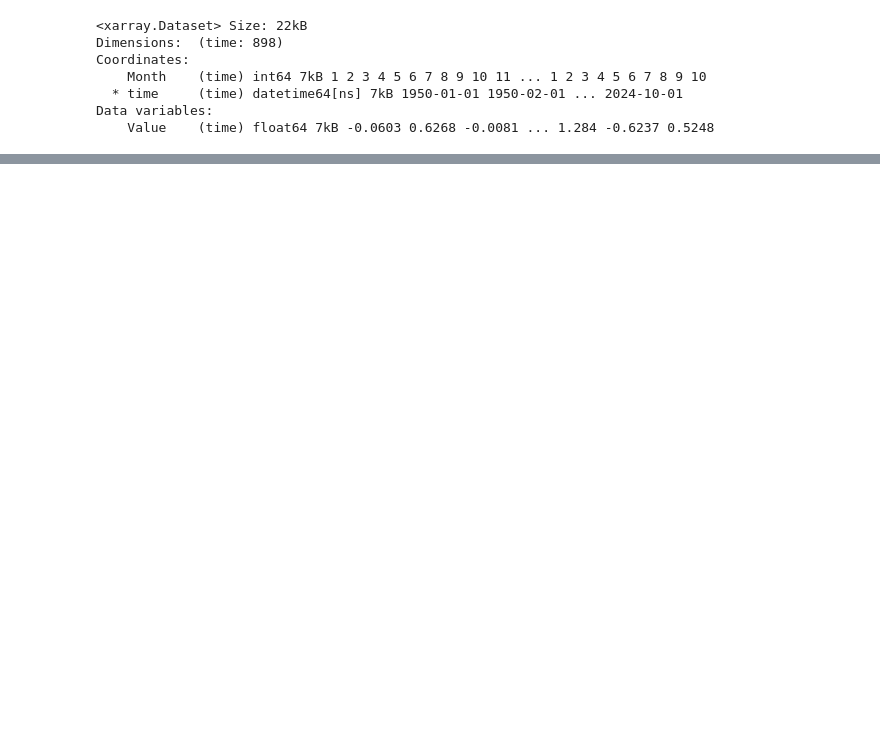
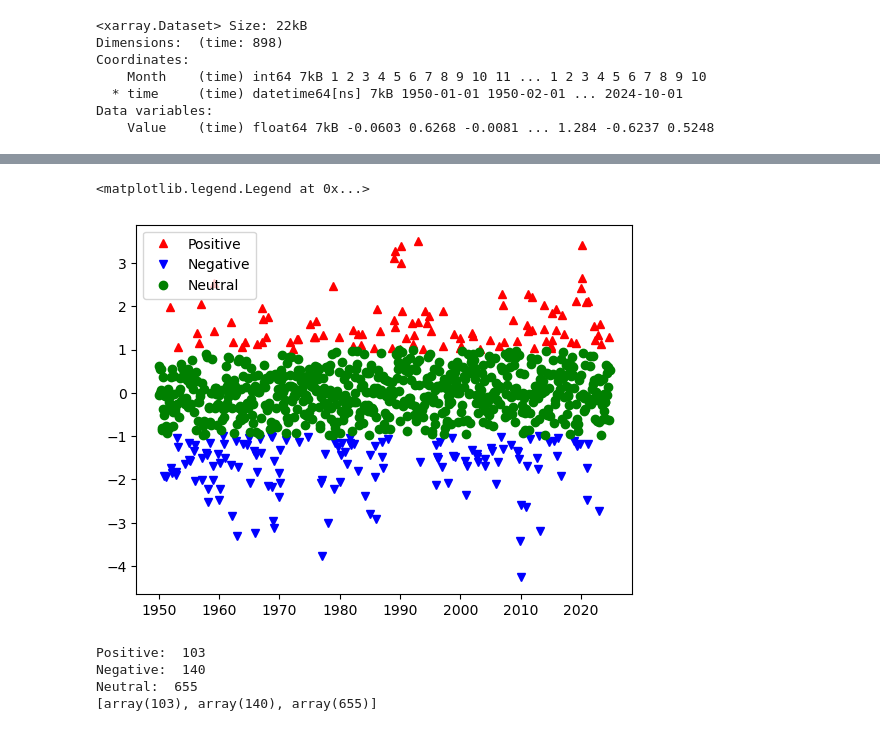
Before and after one commit to wapratt/Assignment3, a Jupyter notebook: Assignment3.ipynb, the cells around one changed output, grey strips where cells are left out. Cells and saved outputs as stored; diff of their text form; code cells hidden in the pictures; blank space fills up the shorter version.

```diff
--- a/Assignment3.ipynb
+++ b/Assignment3.ipynb
@@ -32 +38,32 @@ Data variables:
+# %%
+#Categorize the arctic oscillation by month
+positive = da_ao['Value'].where(da_ao['Value'] >= 1)
+negative = da_ao['Value'].where(da_ao['Value'] <= -1)
+neutral = da_ao['Value'].where((da_ao['Value'] >= -1) & (da_ao['Value'] <= 1))
+# %%
+#Plot categorized arctic oscillation over time
+plt.plot(da_ao['time'],positive, marker = '^', color = 'red', linestyle = 'none', label = 'Positive')
+plt.plot(da_ao['time'],negative,'bv', label = 'Negative')
+plt.plot(da_ao['time'],neutral,'go', label = 'Neutral')
+
+plt.legend()
+# %% [output]
+<matplotlib.legend.Legend at 0x...>
+[figure, added]
+# %%
+#Calculate and prepare counts of observations in each category
+print('Positive: ',positive.count(dim='time').values)
+print('Negative: ',negative.count(dim='time').values)
+print('Neutral: ',neutral.count(dim='time').values)
+
+counts=[positive.count(dim='time').values,
+        negative.count(dim='time').values,
+        neutral.count(dim='time').values]
+
+print(counts)
+# %% [output]
+Positive:  103
+Negative:  140
+Neutral:  655
+[array(103), array(140), array(655)]
 # %%
```
Also changed, not shown: parts of 9 cells of this notebook.
